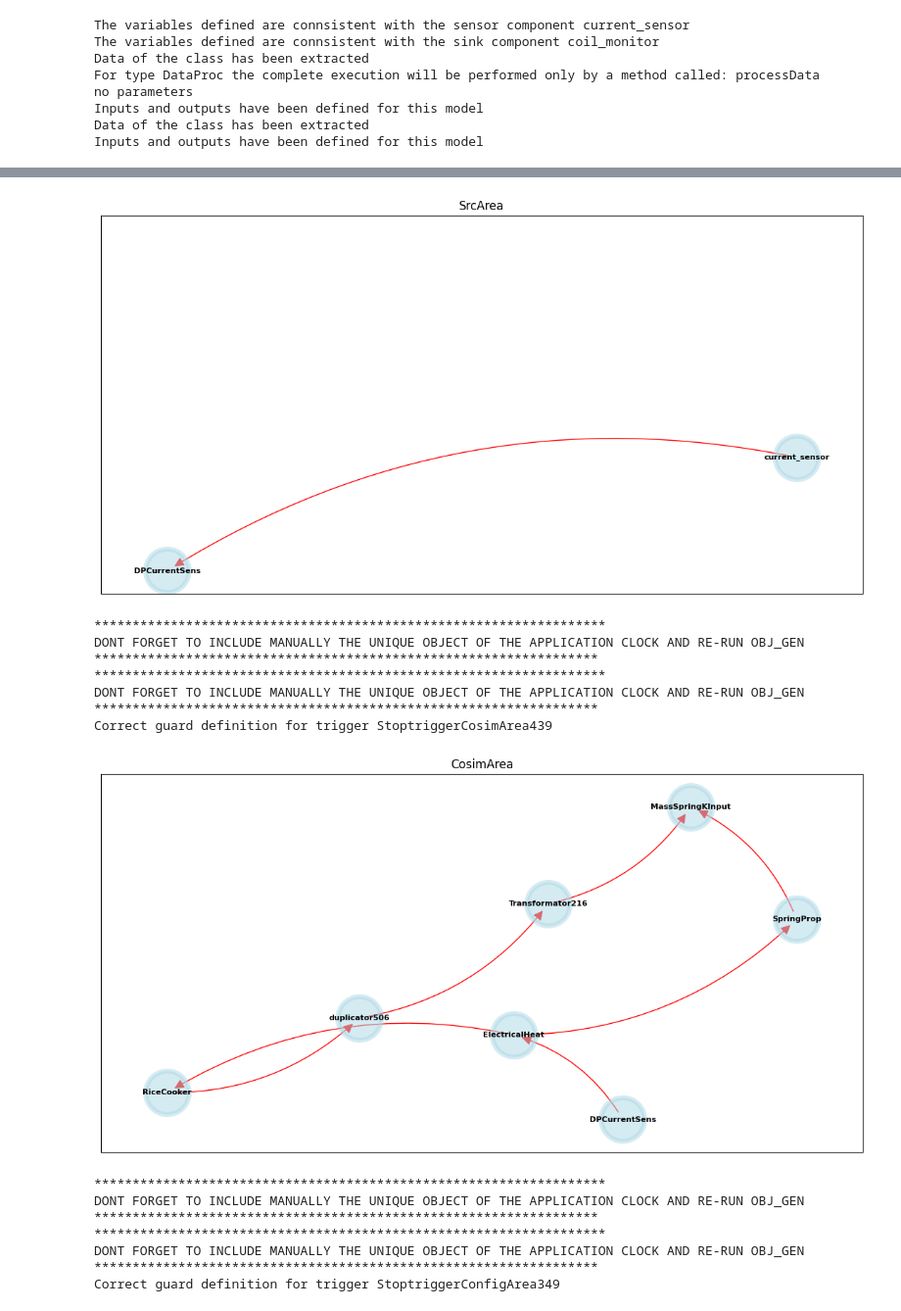
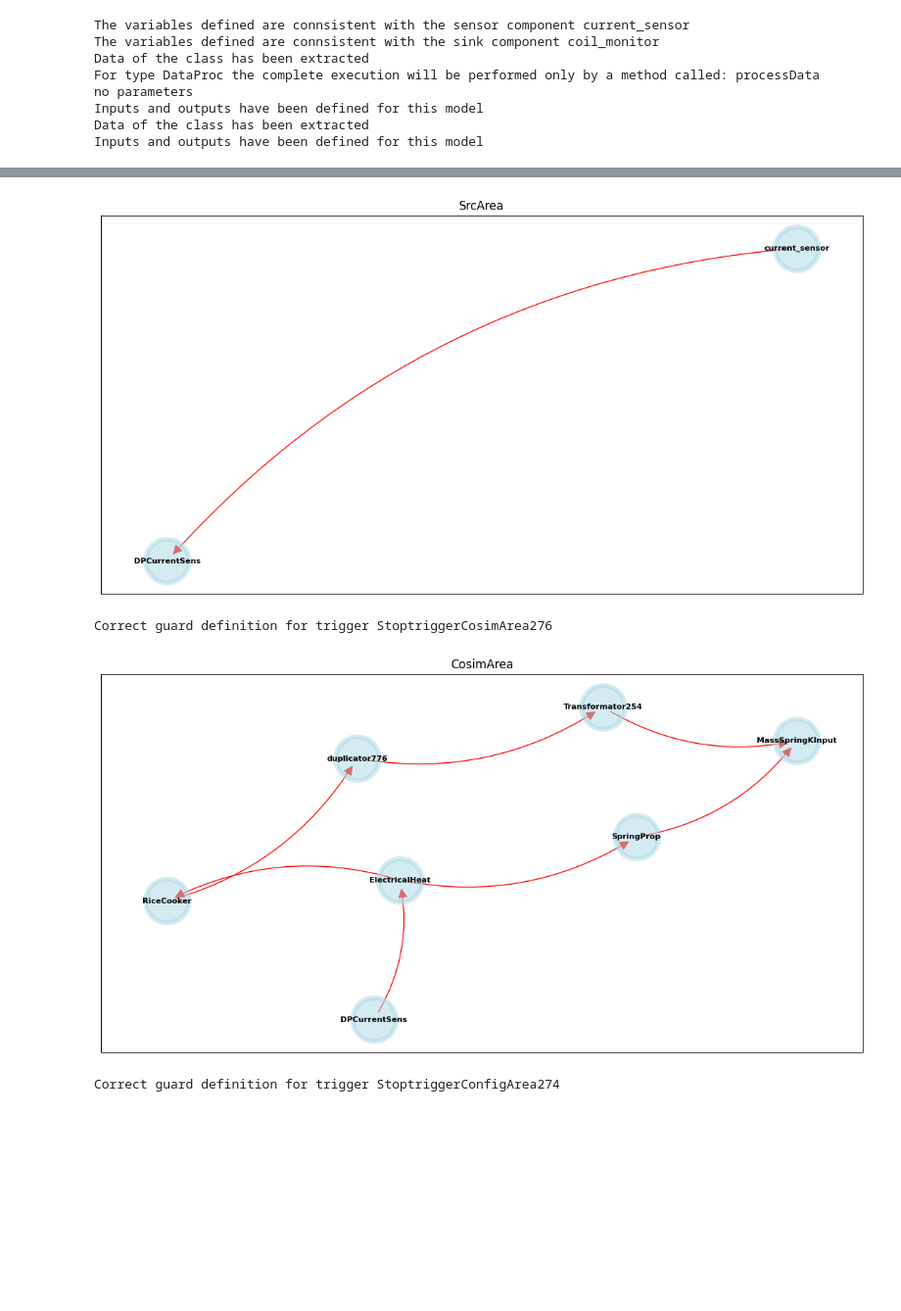
Before and after one commit to DaveTue/LOTTS, a Jupyter notebook: springExam.ipynb, the cells around one changed output, grey strips where cells are left out. Shown: that part at 98% size. Cells and saved outputs as stored; diff of their text form; code cells hidden in the pictures; blank space fills up the shorter version.

```diff
--- a/springExam.ipynb
+++ b/springExam.ipynb
@@ -132,7 +132,7 @@ parameter1 = {'name':"R_25", 'unit':"ohms", 'datatype':"float",'val':'15'}
 parameter2 = {'name':"alpha", 'unit':"-", 'datatype':"float",'val':'0.0039'}
 parameter3 = {'name':"d_wire", 'unit':"mm", 'datatype':"float",'val':'0.127'}
 parameter4 = {'name':"d_coil", 'unit':"mm", 'datatype':"float",'val':'1'}
-parameter5 = {'name':"9.25", 'unit':"-", 'datatype':"float",'val':'9.25'}
+parameter5 = {'name':"N", 'unit':"-", 'datatype':"float",'val':'9.25'}
 parameters = [parameter1,parameter2,parameter3,parameter4,parameter5]
 
 springProp = Comm.Model(name = 'SpringProp',SimE= "Python",modelDir = directory,
@@ -161,7 +161,7 @@ inputs = [input1,input2]
 output1 = {'name':"DisplacementOutput", 'unit':"m", 'datatype':"float",'val':''}
 outputs = [output1]
 
-parameter1 = {'name':"dampingCoefficient", 'unit':"m", 'datatype':"float",'val':'0.3'}
+parameter1 = {'name':"dampingCoefficient", 'unit':"m", 'datatype':"float",'val':'-0.5'}
 parameter2 = {'name':"mass", 'unit':"kg", 'datatype':"float",'val':'0.01'}
 parameters = [parameter1,parameter2]
 
@@ -213,7 +213,7 @@ dup1 = Comm.Duplicator(input=input,num_outputs=3)
 ########################### Transformator #############################
 outputs= [{'name': 'Force', 'unit' : 'N', 'datatype':'float','val':'10'}]
 inputs =[{'name':'mass','unit' : 'kg', 'datatype':'float','val':'100'}]
-exp = 'Force = 9.8*mass'
+exp = 'Force = -9.8*mass'
 vars = {'mass':1.5}
 
 transform = Comm.Transformation(outputs=outputs, inputs=inputs,
@@ -353,23 +354,25 @@ allComponents = [globals,current_sens,coil_monitor,dataprocess1,
 
 areaSource = exeMgn.srcExe(name = 'SrcArea',components=[current_sens,dataprocess1],
                              exec_type='time_specific', triggers=[],
-                             delayTime=2,allComponents=allComponents)
+                             delayTime=2,allComponents=allComponents,appTime=AppTime)
 
 startTrigger = {'type':'start', 'class':'data','definition':'ElectricalHeat.I'}
 triggers = [startTrigger]
 config = {'exeTime':'FTRT','exeConf':{'t_ini':(0,'s'),'t_period':(10,'s'), 't_step':(1,'s')}}
 areaCosim =  exeMgn.cosim(name='CosimArea', components=[elecHeat,springProp,riceCooker,cookSpring,transform,dup1],
-                            simexec_type='time_based',triggers=triggers,configuration=config,allComponents=allComponents)
+                            simexec_type='time_based',triggers=triggers,configuration=config,
+                            allComponents=allComponents,appTime=AppTime)
 
 startTrigger = {'type':'start', 'class':'data','definition':'confRiceCooker.m_0'}
 triggers = [startTrigger]
 areaConfig = exeMgn.cosim(name = 'ConfigArea', components=[confRiceCooker],
-                          simexec_type='continuous',triggers=triggers,allComponents=allComponents)
+                          simexec_type='continuous',triggers=triggers,
+                          allComponents=allComponents,appTime=AppTime)
 
 startTrigger = {'type':'start', 'class':'data','definition':'coil_monitor.position'}
 triggers = [startTrigger]
 areaSink = exeMgn.sinkExe(name = 'SinkArea', components=[coil_monitor],
                             exec_type='streaming',triggers=triggers,
-                            delayTime=3, allComponents=allComponents)
+                            delayTime=3, allComponents=allComponents,appTime=AppTime)
 # %% [output]
 Defult triggers will be used, no triggers as input
@@ -383,16 +380,4 @@ Correct guard definition for trigger StoptriggerSrcArea654
-[figure, old version]
+[figure, new version]
-*******************************************************************
-DONT FORGET TO INCLUDE MANUALLY THE UNIQUE OBJECT OF THE APPLICATION CLOCK AND RE-RUN OBJ_GEN
-******************************************************************
-*******************************************************************
-DONT FORGET TO INCLUDE MANUALLY THE UNIQUE OBJECT OF THE APPLICATION CLOCK AND RE-RUN OBJ_GEN
-******************************************************************
-Correct guard definition for trigger StoptriggerCosimArea439
+Correct guard definition for trigger StoptriggerCosimArea276
-[figure, old version]
+[figure, new version]
-*******************************************************************
-DONT FORGET TO INCLUDE MANUALLY THE UNIQUE OBJECT OF THE APPLICATION CLOCK AND RE-RUN OBJ_GEN
-******************************************************************
-*******************************************************************
-DONT FORGET TO INCLUDE MANUALLY THE UNIQUE OBJECT OF THE APPLICATION CLOCK AND RE-RUN OBJ_GEN
-******************************************************************
-Correct guard definition for trigger StoptriggerConfigArea349
+Correct guard definition for trigger StoptriggerConfigArea274
```
Also changed, not shown: parts of 13 cells of this notebook, 59 other files.
